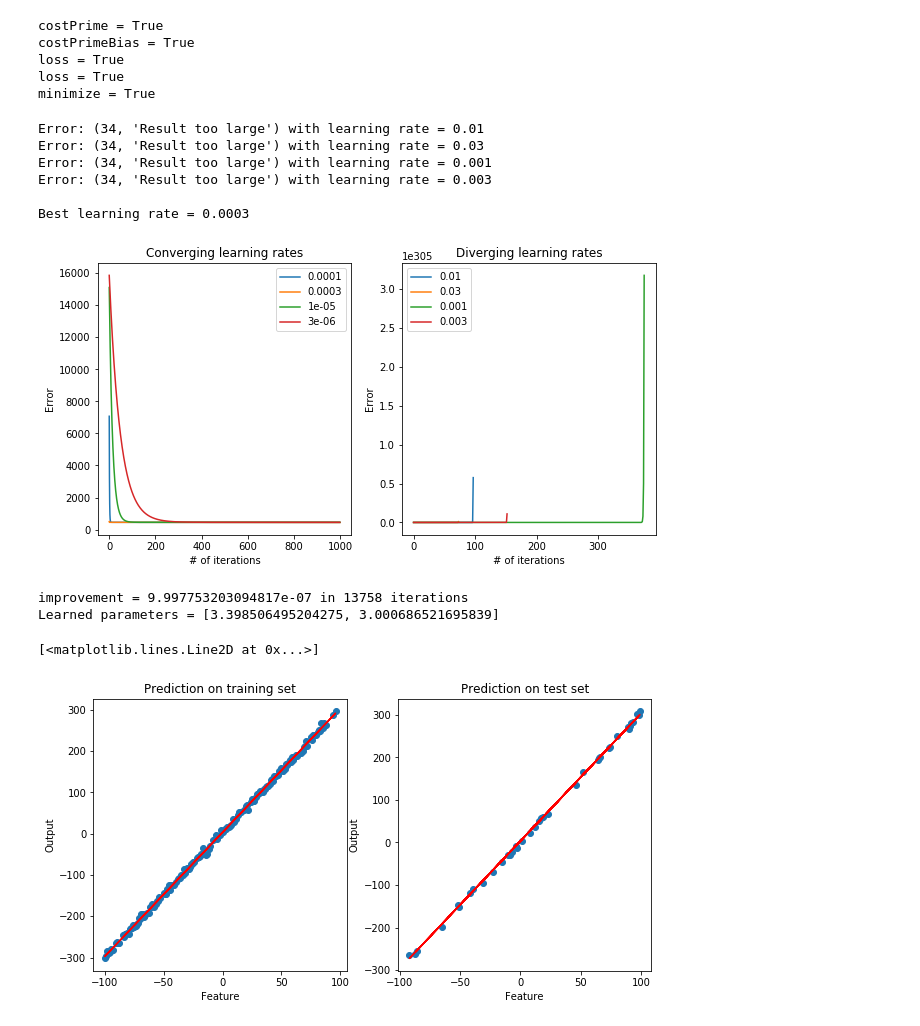
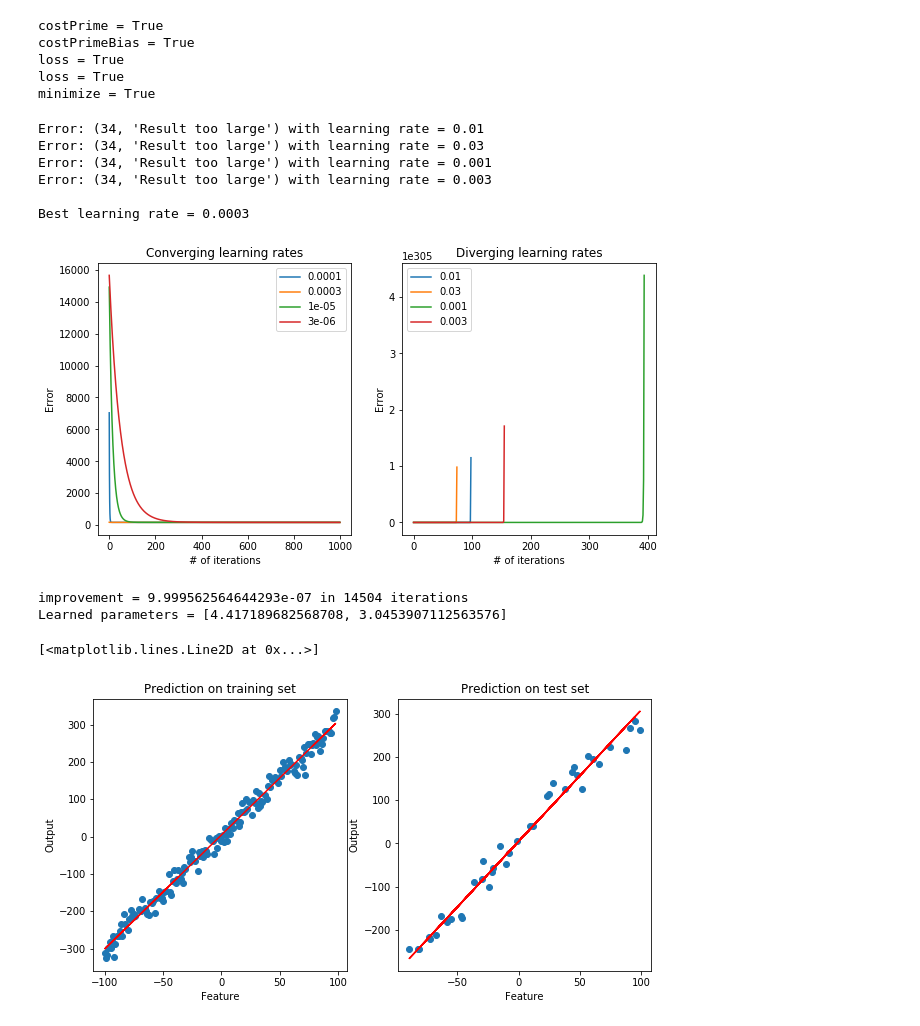
Before and after one commit to rZinnatov/machine-learning, a Jupyter notebook: supervised/regression/linear/univariate/plain-python.ipynb, the cells around one changed output. Saved outputs shown, nothing was run; the diff lists cells and outputs as text; code cells hidden in the pictures.

```diff
--- a/supervised/regression/linear/univariate/plain-python.ipynb
+++ b/supervised/regression/linear/univariate/plain-python.ipynb
@@ -10,7 +10,7 @@ import random
 def f(x):
     slope = 3
     yIntersept = 4
-    return (slope * x) + yIntersept + random.normalvariate(0, 5)
+    return (slope * x) + yIntersept + random.normalvariate(0, 21)
 
 features = range(-100, 100)
 outputs = list(map(f, features))
@@ -184,7 +184,7 @@ Error: (34, 'Result too large') with learning rate = 0.001
 Error: (34, 'Result too large') with learning rate = 0.003
 
 Best learning rate = 0.0003
-[figure, old version]
+[figure, new version]
 # %%
 # learn the parameters
 
@@ -201,7 +201,7 @@ def learn(dataSet, learningRate):
         parameters = minimize(dataSet, parameters, learningRate)
         error = cost(trainingSet, parameters)
         improvement = prevError - error
-        if improvement < 0.000001:
+        if improvement <= 0.000001:
             break
 
     print(f'improvement = {improvement} in {numberOfIterationsPassed} iterations')
@@ -214,35 +214,35 @@ print(f'Learned parameters = {parameters}')
 
 # plot predictions
 def makePrediction(features):
     return list(map(lambda example: predict(example, parameters), features))
 
 fig, (pltLeft, pltRight) = plt.subplots(1, 2, figsize=(10, 5))
 
 # <-- plot prediction on training set ->
 pltLeft.title.set_text('Prediction on training set')
 pltLeft.set_xlabel('Feature')
 pltLeft.set_ylabel('Output')
 pltLeft.scatter(*zip(*trainingSet))
 
 trainingFeatures = list(zip(*trainingSet))[0]
 trainingOutputs = makePrediction(trainingFeatures)
 pltLeft.plot(trainingFeatures, trainingOutputs, 'r')
 # </- plot prediction on training set ->
 
 # <-- plot prediction on test set ->
 pltRight.title.set_text('Prediction on test set')
 pltRight.set_xlabel('Feature')
 pltRight.set_ylabel('Output')
 pltRight.scatter(*zip(*testSet))
 
 testFeatures = list(zip(*testSet))[0]
 testOutputs = makePrediction(testFeatures)
 pltRight.plot(testFeatures, testOutputs, 'r')
 # </- plot prediction on test set ->
 # %% [output]
-improvement = 9.997753203094817e-07 in 13758 iterations
-Learned parameters = [3.398506495204275, 3.000686521695839]
+improvement = 9.999562564644293e-07 in 14504 iterations
+Learned parameters = [4.417189682568708, 3.0453907112563576]
 [<matplotlib.lines.Line2D at 0x...>]
-[figure, old version]
+[figure, new version]
 # %%
 # plot the learning curves
```
Also changed, not shown: parts of 3 cells of this notebook.
